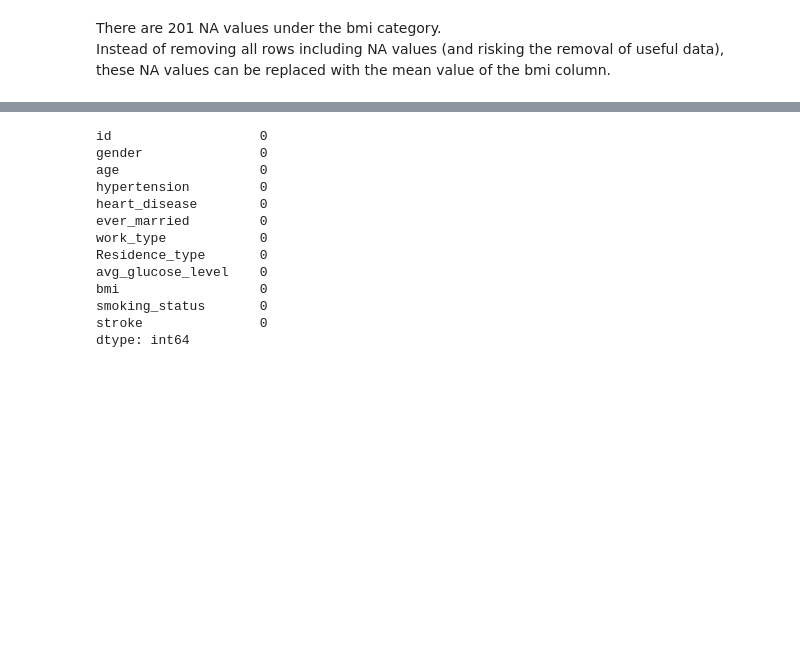
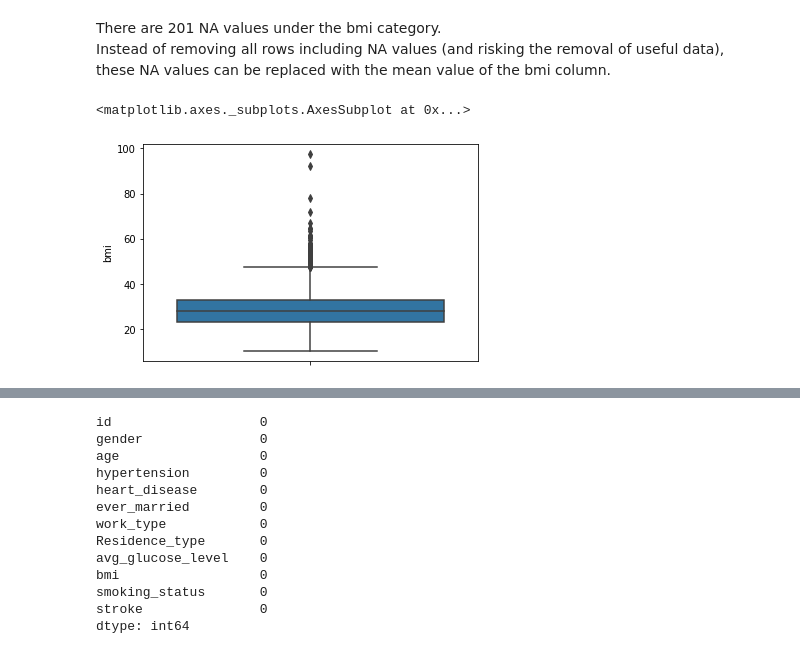
Before and after one commit to georgia-kpl/XAI_NeuroDisorders, a Jupyter notebook: Stroke_Prediction_and_XAI.ipynb, the cells around one changed output, grey strips where cells are left out. Cells and saved outputs as stored; diff of their text form; code cells hidden in the pictures; blank space fills up the shorter version.

```diff
--- a/Stroke_Prediction_and_XAI.ipynb
+++ b/Stroke_Prediction_and_XAI.ipynb
@@ -85,3 +87,8 @@ dtype: int64
 # %% [markdown]
 There are 201 NA values under the bmi category. <br>
 Instead of removing all rows including NA values (and risking the removal of useful data), <br> these NA values can be replaced with the mean value of the bmi column.
+# %%
+sns.boxplot(y=df["bmi"] )
+# %% [output]
+<matplotlib.axes._subplots.AxesSubplot at 0x...>
+[figure, added]
```
Also changed, not shown: parts of 81 cells of this notebook.
